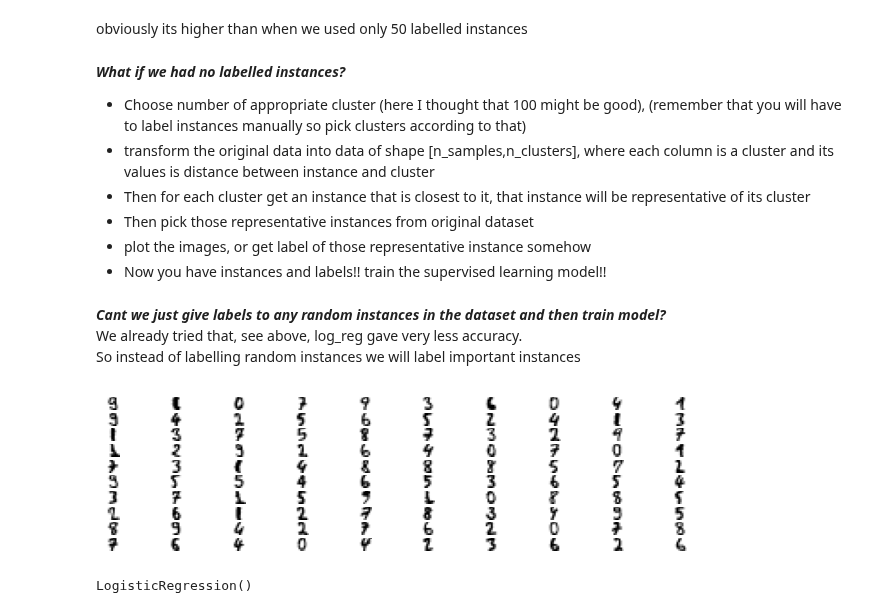
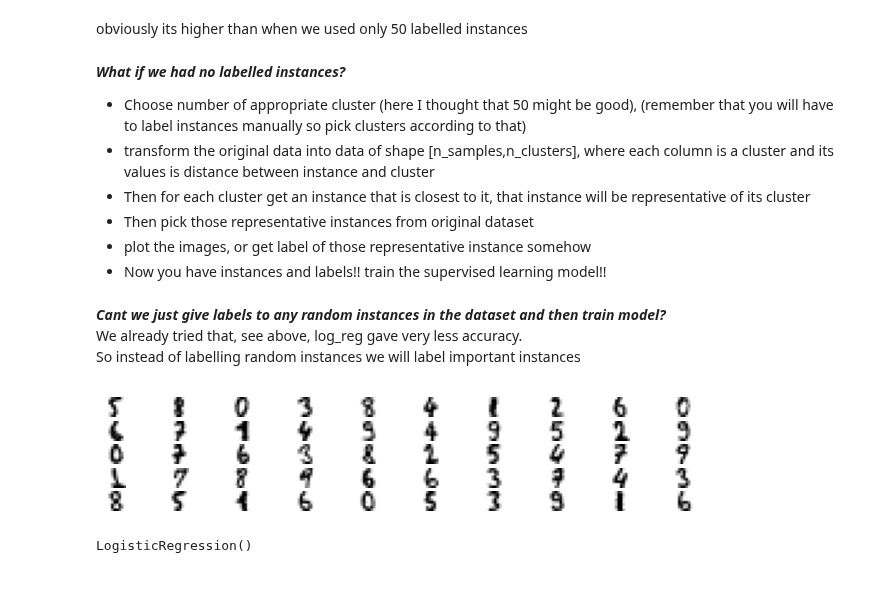
Before and after one commit to ArunNegi112/Machine_Learning, a Jupyter notebook: 10_Unsupervised_Learning/3_clustering_applications/3_Semisupervised_learning.ipynb, the cells around one changed output. Cells and saved outputs as stored; diff of their text form; code cells hidden in the pictures; blank space fills up the shorter version.

```diff
--- a/10_Unsupervised_Learning/3_clustering_applications/3_Semisupervised_learning.ipynb
+++ b/10_Unsupervised_Learning/3_clustering_applications/3_Semisupervised_learning.ipynb
@@ -49,7 +51,7 @@ accuracy_score(y_test,log_reg_full.predict(x_test_scaled))
 obviously its higher than when we used only 50 labelled instances
 # %% [markdown]
 ___What if we had no labelled instances?___
-- Choose number of appropriate cluster (here I thought that 100 might be good), (remember that you will have to label instances manually so pick clusters according to that)
+- Choose number of appropriate cluster (here I thought that 50 might be good), (remember that you will have to label instances manually so pick clusters according to that)
 - transform the original data into data of shape [n_samples,n_clusters], where each column is a cluster and its values is distance between instance and cluster
 - Then for each cluster get an instance that is closest to it, that instance will be representative of its cluster
 - Then pick those representative instances from original dataset
@@ -63,7 +65,7 @@ So instead of labelling random instances we will label important instances
 ## Applying kmeans for semisupervised learning
 from sklearn.cluster import KMeans
 
-k=100 #Taking 50 clusters                            #step 1
+k=50 #Taking 50 clusters                            #step 1
 kmeans= KMeans(n_clusters=k,init="k-means++",n_init=8,random_state=42)
 
 x_digits_dist = kmeans.fit_transform(x_train)        #step 2 Transform dataset
@@ -76,11 +78,11 @@ def plot_img(X):
     plt.imshow(X.reshape(8,8),cmap='binary')
 # %%
 ## Plot representative images
-plt.figure(figsize=(8,2))
+plt.figure(figsize=(8,3))
 
 for idx,img in enumerate(x_representative_digits):
     plt.subplot(10,10,1+idx)
     plot_img(img)
 # %% [output]
-[figure, old version]
+[figure, new version]
 # %%
```
Also changed, not shown: parts of 31 cells of this notebook.
